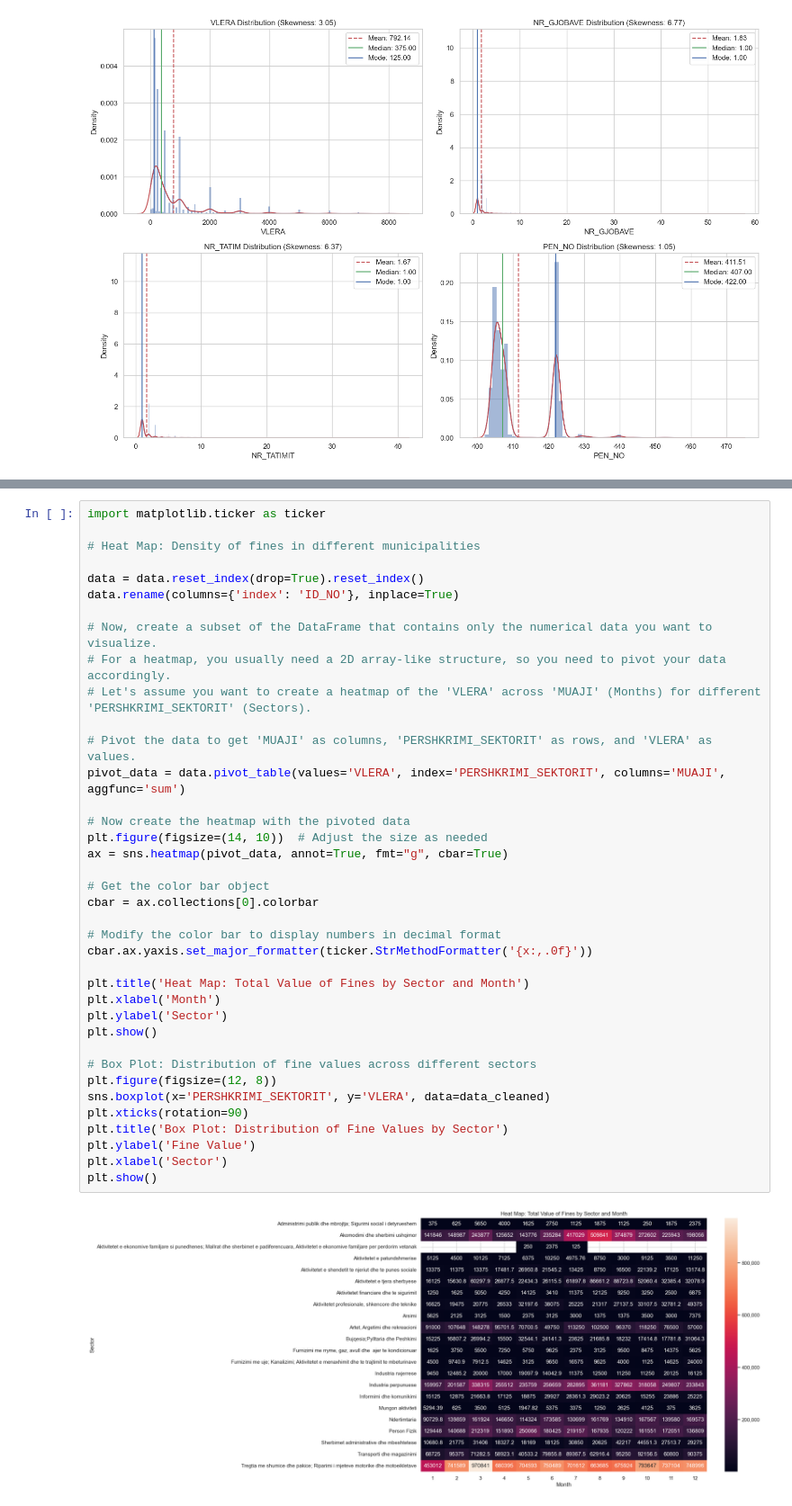
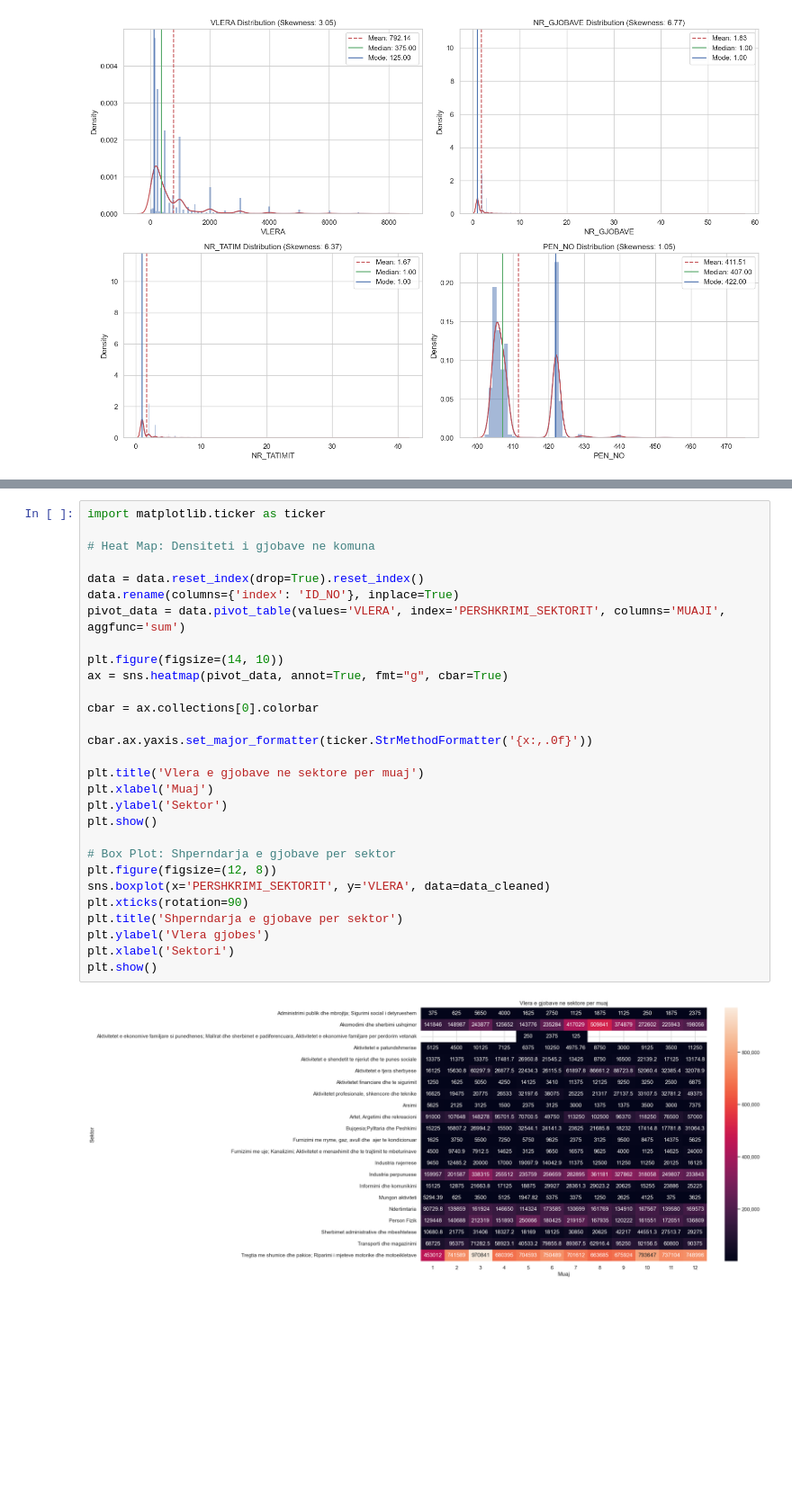
Before and after one commit to festinaqorrolli/Vleresimi-i-gjobave-te-leshuara-nga-ATK, a Jupyter notebook: data-preprocessing/main.ipynb, the cells around one changed output, grey strips where cells are left out. Shown at 90% size. Drawn from its saved outputs; the diff is of its cells as text; blank space fills up the shorter version.

```diff
--- a/data-preprocessing/main.ipynb
+++ b/data-preprocessing/main.ipynb
@@ -615,40 +607,31 @@ plt.show()
 # %%
 import matplotlib.ticker as ticker
 
-# Heat Map: Density of fines in different municipalities
+# Heat Map: Densiteti i gjobave ne komuna
 
 data = data.reset_index(drop=True).reset_index()
 data.rename(columns={'index': 'ID_NO'}, inplace=True)
-
-# Now, create a subset of the DataFrame that contains only the numerical data you want to visualize.
-# For a heatmap, you usually need a 2D array-like structure, so you need to pivot your data accordingly.
-# Let's assume you want to create a heatmap of the 'VLERA' across 'MUAJI' (Months) for different 'PERSHKRIMI_SEKTORIT' (Sectors).
-
-# Pivot the data to get 'MUAJI' as columns, 'PERSHKRIMI_SEKTORIT' as rows, and 'VLERA' as values.
 pivot_data = data.pivot_table(values='VLERA', index='PERSHKRIMI_SEKTORIT', columns='MUAJI', aggfunc='sum')
 
-# Now create the heatmap with the pivoted data
-plt.figure(figsize=(14, 10))  # Adjust the size as needed
+plt.figure(figsize=(14, 10))
 ax = sns.heatmap(pivot_data, annot=True, fmt="g", cbar=True)
 
-# Get the color bar object
 cbar = ax.collections[0].colorbar
 
-# Modify the color bar to display numbers in decimal format
 cbar.ax.yaxis.set_major_formatter(ticker.StrMethodFormatter('{x:,.0f}'))
 
-plt.title('Heat Map: Total Value of Fines by Sector and Month')
-plt.xlabel('Month')
-plt.ylabel('Sector')
+plt.title('Vlera e gjobave ne sektore per muaj')
+plt.xlabel('Muaj')
+plt.ylabel('Sektor')
 plt.show()
 
-# Box Plot: Distribution of fine values across different sectors
+# Box Plot: Shperndarja e gjobave per sektor
 plt.figure(figsize=(12, 8))
 sns.boxplot(x='PERSHKRIMI_SEKTORIT', y='VLERA', data=data_cleaned)
 plt.xticks(rotation=90)
-plt.title('Box Plot: Distribution of Fine Values by Sector')
-plt.ylabel('Fine Value')
-plt.xlabel('Sector')
+plt.title('Shperndarja e gjobave per sektor')
+plt.ylabel('Vlera gjobes')
+plt.xlabel('Sektori')
 plt.show()
 # %% [output]
-[figure, old version]
+[figure, new version]
```
Also changed, not shown: parts of 3 cells of this notebook.
